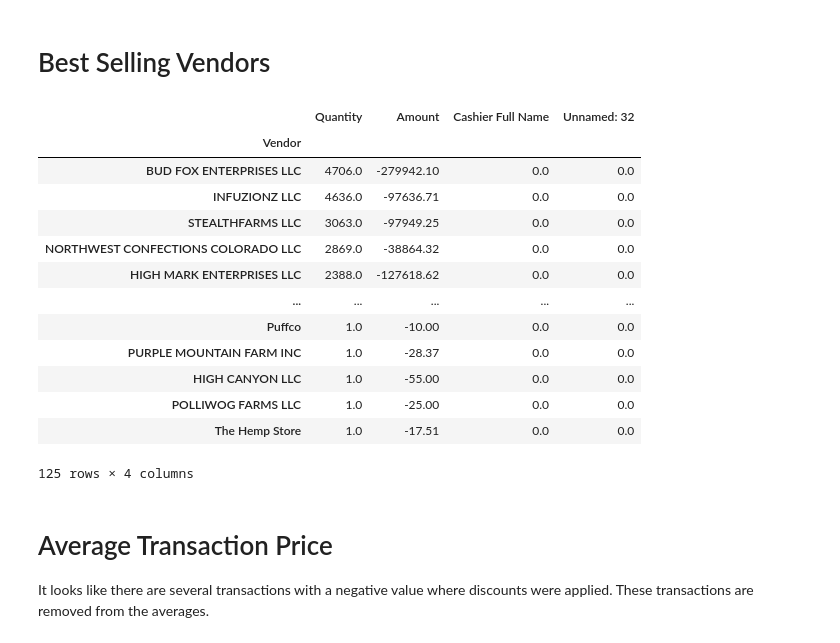
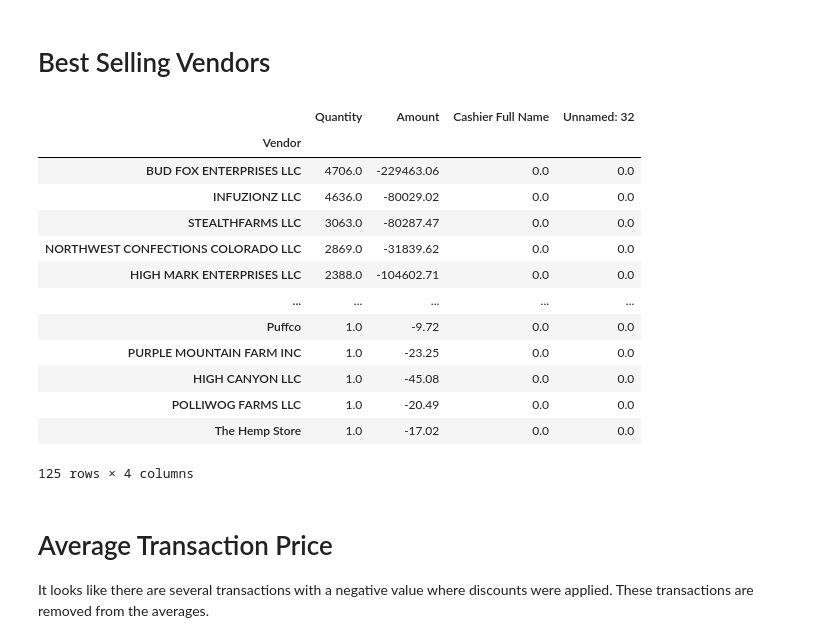
Before and after one commit to thomashedgepath/sales-data-workbook, a Jupyter notebook: workbook.ipynb, the cells around one changed output. Cells and saved outputs as stored; diff of their text form; code cells hidden in the pictures.

Commit message:
modified sales_df to use "revenue"

```diff
--- a/workbook.ipynb
+++ b/workbook.ipynb
@@ -212,5 +212,6 @@ Percentage of Customers w/ Email on File: 2.0091488025831916 %
 # %% [markdown]
 # Popular Discounts
 # %%
-df.groupby(["Discount Name"]).sum().sort_values("Quantity", ascending=False)
+sales_df = df[df['Account Type'] == 'Revenue']
+sales_df.groupby(["Discount Name"]).sum().sort_values("Quantity", ascending=False)
 # %% [output]
@@ -235,21 +231,21 @@ df.groupby(["Discount Name"]).sum().sort_values("Quantity", ascending=False)
 # %% [markdown]
 # Best Selling Vendors
 # %%
-df.groupby(["Vendor"]).sum().sort_values("Quantity", ascending=False)
+sales_df.groupby(["Vendor"]).sum().sort_values("Quantity", ascending=False)
 # %% [output]
 |  | Quantity | Amount | Cashier Full Name | Unnamed: 32 |
 | Vendor |  |  |  |  |
-| BUD FOX ENTERPRISES LLC | 4706.0 | -279942.10 | 0.0 | 0.0 |
-| INFUZIONZ LLC | 4636.0 | -97636.71 | 0.0 | 0.0 |
-| STEALTHFARMS LLC | 3063.0 | -97949.25 | 0.0 | 0.0 |
-| NORTHWEST CONFECTIONS COLORADO LLC | 2869.0 | -38864.32 | 0.0 | 0.0 |
-| HIGH MARK ENTERPRISES LLC | 2388.0 | -127618.62 | 0.0 | 0.0 |
+| BUD FOX ENTERPRISES LLC | 4706.0 | -229463.06 | 0.0 | 0.0 |
+| INFUZIONZ LLC | 4636.0 | -80029.02 | 0.0 | 0.0 |
+| STEALTHFARMS LLC | 3063.0 | -80287.47 | 0.0 | 0.0 |
+| NORTHWEST CONFECTIONS COLORADO LLC | 2869.0 | -31839.62 | 0.0 | 0.0 |
+| HIGH MARK ENTERPRISES LLC | 2388.0 | -104602.71 | 0.0 | 0.0 |
 | ... | ... | ... | ... | ... |
-| Puffco | 1.0 | -10.00 | 0.0 | 0.0 |
-| PURPLE MOUNTAIN FARM INC | 1.0 | -28.37 | 0.0 | 0.0 |
-| HIGH CANYON LLC | 1.0 | -55.00 | 0.0 | 0.0 |
-| POLLIWOG FARMS LLC | 1.0 | -25.00 | 0.0 | 0.0 |
-| The Hemp Store | 1.0 | -17.51 | 0.0 | 0.0 |
+| Puffco | 1.0 | -9.72 | 0.0 | 0.0 |
+| PURPLE MOUNTAIN FARM INC | 1.0 | -23.25 | 0.0 | 0.0 |
+| HIGH CANYON LLC | 1.0 | -45.08 | 0.0 | 0.0 |
+| POLLIWOG FARMS LLC | 1.0 | -20.49 | 0.0 | 0.0 |
+| The Hemp Store | 1.0 | -17.02 | 0.0 | 0.0 |
 125 rows × 4 columns
 # %% [markdown]
 # Average Transaction Price
```
Also changed, not shown: parts of 2 cells of this notebook.
